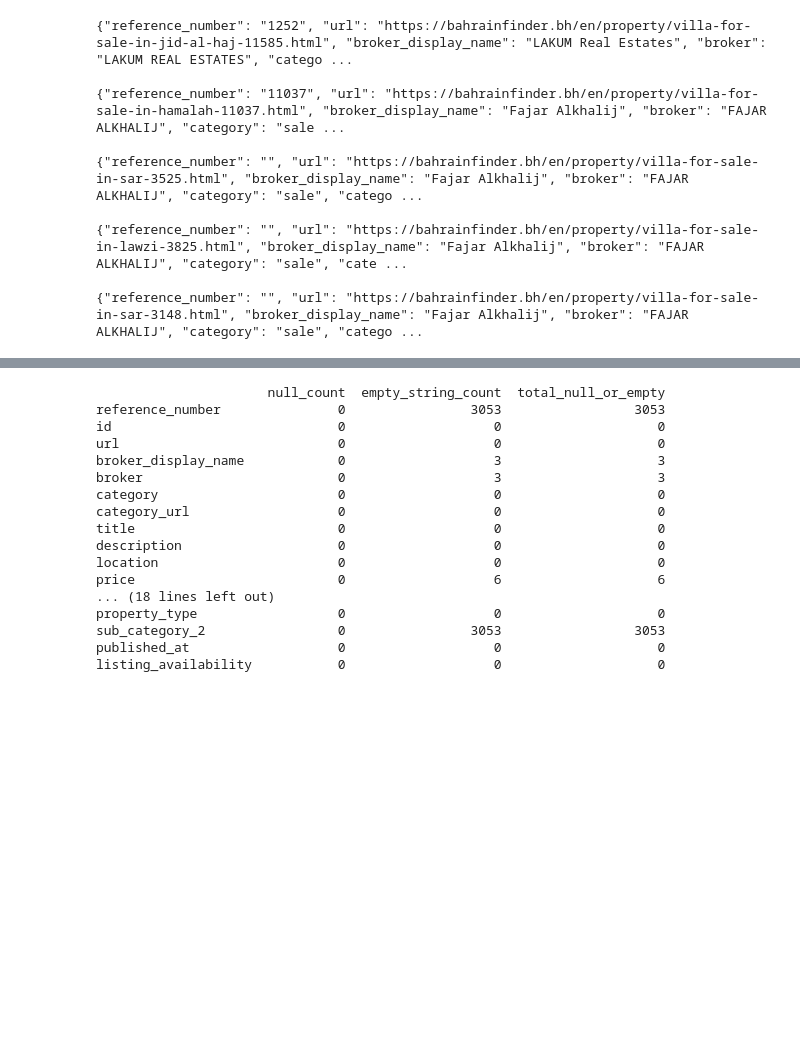
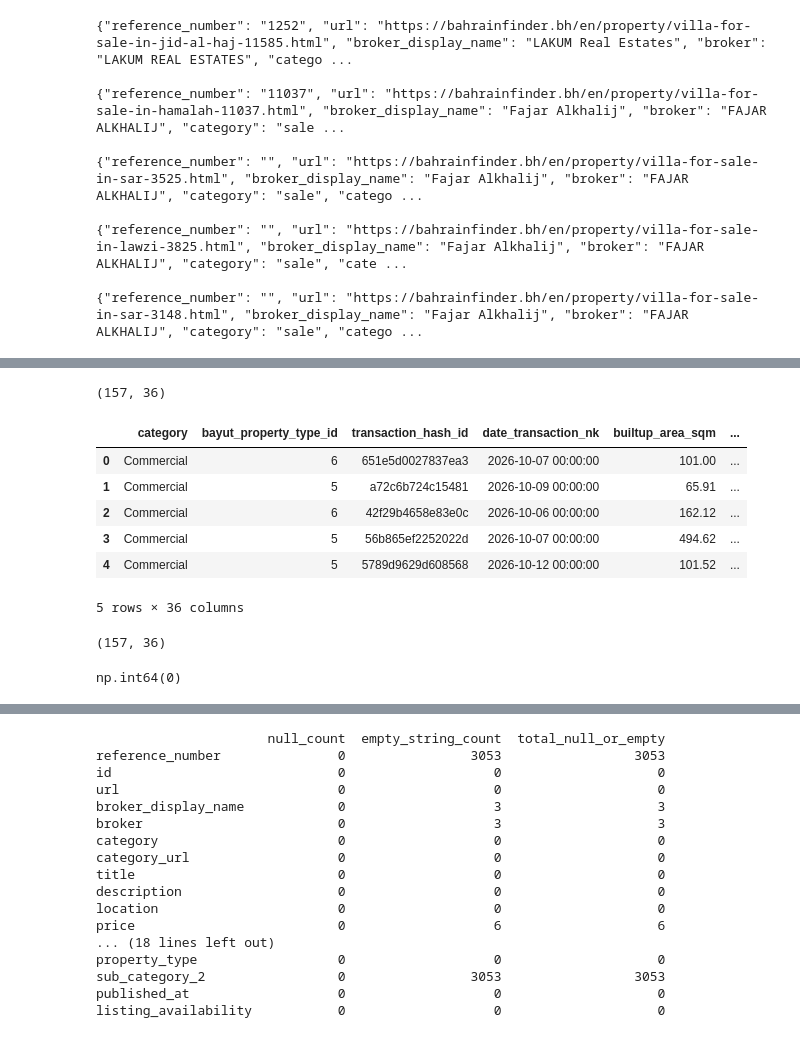
Before and after one commit to Devika-p-das/hw-training, a Jupyter notebook: 2026-07-27/qa.ipynb, the cells around one changed output, grey strips where cells are left out. Drawn from its saved outputs; the diff is of its cells as text; code cells hidden in the pictures; blank space fills up the shorter version.

```diff
--- a/2026-07-27/qa.ipynb
+++ b/2026-07-27/qa.ipynb
@@ -21,7 +624,7 @@ with open(r"/home/user/Downloads/bahrainfinder_2026_07_04.json", "r", encoding="
 import pandas as pd
 import json
 
-file_path = "/home/user/Downloads/dubizzle_uae_2026_10_02.json"
+file_path = "/home/user/Downloads/bayut_uae_2026_10_15.json"
 chunk_size = 10_000
 
 for chunk_no, chunk in enumerate(
@@ -534,0 +1148,36 @@ QA summary saved to: /home/user/Downloads/dubizzle_uae_2026_10_02_qa_report.txt
+# %%
+import pandas as pd
+import json
+
+file_path = "/home/user/Downloads/bahrainfinder_bah_2026_10_03.json"
+
+try:
+    df = pd.read_json(file_path, lines=True)
+except ValueError:
+    try:
+        df = pd.read_json(file_path, lines=False)
+    except ValueError:
+        with open(file_path, "r", encoding="utf-8-sig") as f:
+            data = json.load(f)
+
+        df = pd.DataFrame(data)
+
+print(df.shape)
+display(df.head())
+# %% [output]
+(157, 36)
+|  | category | bayut_property_type_id | transaction_hash_id | date_transaction_nk | builtup_area_sqm | ... |
+| 0 | Commercial | 6 | 651e5d0027837ea3 | 2026-10-07 00:00:00 | 101.00 | ... |
+| 1 | Commercial | 5 | a72c6b724c15481 | 2026-10-09 00:00:00 | 65.91 | ... |
+| 2 | Commercial | 6 | 42f29b4658e83e0c | 2026-10-06 00:00:00 | 162.12 | ... |
+| 3 | Commercial | 5 | 56b865ef2252022d | 2026-10-07 00:00:00 | 494.62 | ... |
+| 4 | Commercial | 5 | 5789d9629d608568 | 2026-10-12 00:00:00 | 101.52 | ... |
+5 rows × 36 columns
+# %%
+df.shape
+# %% [output]
+(157, 36)
+# %%
+df.duplicated().sum()
+# %% [output]
+np.int64(0)
```
Also changed, not shown: parts of 16 cells of this notebook, 52 other files.
